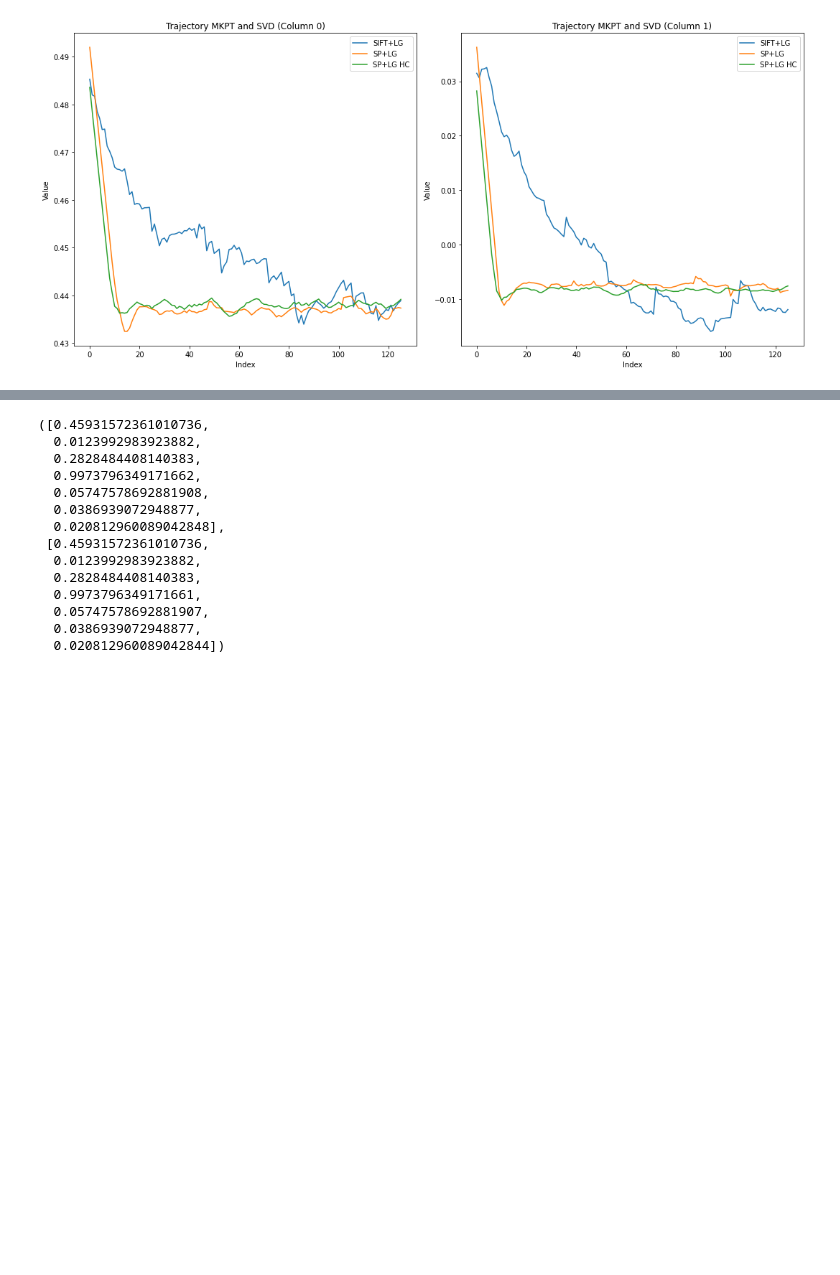
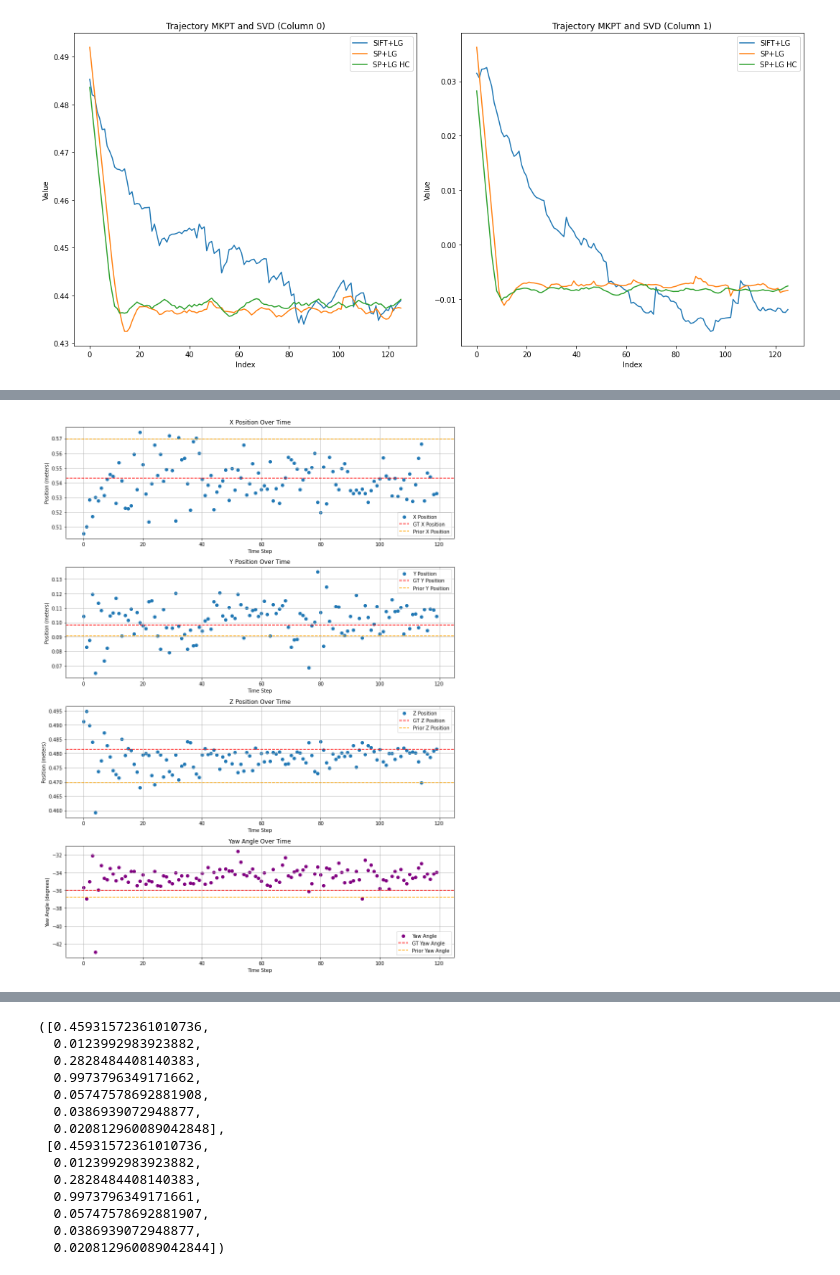
Before and after one commit to yw14218/yumi_oneshot, a Jupyter notebook: backproject.ipynb, the cells around one changed output, grey strips where cells are left out. Saved outputs shown, nothing was run; the diff lists cells and outputs as text; code cells hidden in the pictures; blank space fills up the shorter version.

Commit message:
state estimation

```diff
--- a/backproject.ipynb
+++ b/backproject.ipynb
@@ -93,0 +138,87 @@ plt.show()
+# %%
+import numpy as np
+import matplotlib.pyplot as plt
+from trajectory_utils import create_homogeneous_matrix
+# Load the states from the saved file
+states = np.load("states_no_filter1.npy")
+
+# Reference End-Effector Pose
+ref_position = np.array([0.5041812568964179, 0.09185436015924689, 0.48143709451847916])
+ref_orientation = np.array([-0.9983786626178943, 0.013449729176136651, -0.054892707858185244, 0.006778011389003352])
+
+# Extract positions and yaw angle (assuming the last element is yaw)
+x_positions = states[:, 0]
+y_positions = states[:, 1]
+z_positions = states[:, 2]
+yaw_angles = np.rad2deg(states[:, -1])  # Convert yaw from radians to degrees
+
+# Create time axis based on the number of states
+time_axis = np.arange(states.shape[0])
+
+# Ground truth data
+gt_position = np.array([0.5431232113600617, 0.09831868740204831, 0.48143709451847916])
+gt_orientation = np.array([0.9497657726740287, -0.30805504904622943, 0.05431180346290895, 0.009863661522838933])
+gt_yaw_angle = np.rad2deg(np.arctan2(2*(gt_orientation[0]*gt_orientation[1] + gt_orientation[2]*gt_orientation[3]),
+                                      1 - 2*(gt_orientation[1]**2 + gt_orientation[2]**2)))
+
+# Prior data (transformation matrix)
+prior_transform = np.array([[ 0.81135922,  0.5761315,   0.09883681,  0.0600903 ],
+                            [-0.57745375,  0.81623445, -0.01756387,  0.3153969 ],
+                            [-0.0907931,  -0.04282308,  0.99494864,  0.04048643],
+                            [ 0.,          0.,          0.,          1.        ]])
+
+prior_transform = prior_transform @ create_homogeneous_matrix(ref_position,  ref_orientation)
+
+# Extract position from prior transformation matrix
+prior_position = prior_transform[:3, 3]
+
+# Convert rotation matrix from prior to yaw angle (assuming simple arctan2 method)
+prior_yaw_angle = np.rad2deg(np.arctan2(prior_transform[1, 0], prior_transform[0, 0]))
+
+# Create subplots
+fig, ax = plt.subplots(4, 1, figsize=(12, 16))
+
+# Plot X Position
+ax[0].scatter(time_axis, x_positions, label='X Position', marker='o')
+ax[0].axhline(gt_position[0], color='red', linestyle='--', label='GT X Position')
+ax[0].axhline(prior_position[0], color='orange', linestyle='--', label='Prior X Position')
+ax[0].set_title('X Position Over Time')
+ax[0].set_xlabel('Time Step')
+ax[0].set_ylabel('Position (meters)')
+ax[0].legend()
+ax[0].grid(True)
+
+# Plot Y Position
+ax[1].scatter(time_axis, y_positions, label='Y Position', marker='o')
+ax[1].axhline(gt_position[1], color='red', linestyle='--', label='GT Y Position')
+ax[1].axhline(prior_position[1], color='orange', linestyle='--', label='Prior Y Position')
+ax[1].set_title('Y Position Over Time')
+ax[1].set_xlabel('Time Step')
+ax[1].set_ylabel('Position (meters)')
+ax[1].legend()
+ax[1].grid(True)
+
+# Plot Z Position
+ax[2].scatter(time_axis, z_positions, label='Z Position', marker='o')
+ax[2].axhline(gt_position[2], color='red', linestyle='--', label='GT Z Position')
+ax[2].axhline(prior_position[2], color='orange', linestyle='--', label='Prior Z Position')
+ax[2].set_title('Z Position Over Time')
+ax[2].set_xlabel('Time Step')
+ax[2].set_ylabel('Position (meters)')
+ax[2].legend()
+ax[2].grid(True)
+
+# Plot Yaw Angle
+ax[3].scatter(time_axis, yaw_angles, label='Yaw Angle', color='purple', marker='o')
+ax[3].axhline(gt_yaw_angle, color='red', linestyle='--', label='GT Yaw Angle')
+ax[3].axhline(prior_yaw_angle, color='orange', linestyle='--', label='Prior Yaw Angle')
+ax[3].set_title('Yaw Angle Over Time')
+ax[3].set_xlabel('Time Step')
+ax[3].set_ylabel('Yaw Angle (degrees)')
+ax[3].legend()
+ax[3].grid(True)
+
+plt.tight_layout()
+plt.show()
+# %% [output]
+[figure, added]
```
Also changed, not shown: parts of 10 cells of this notebook, 8 other files.
